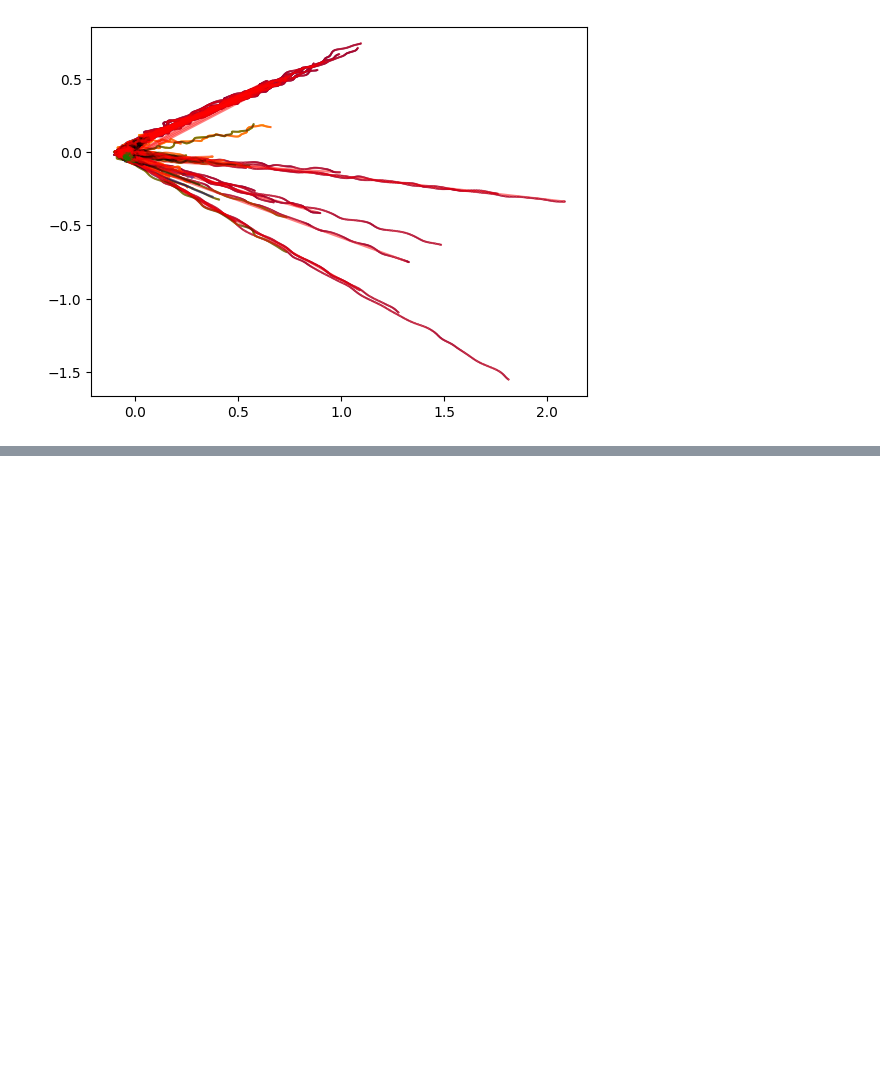
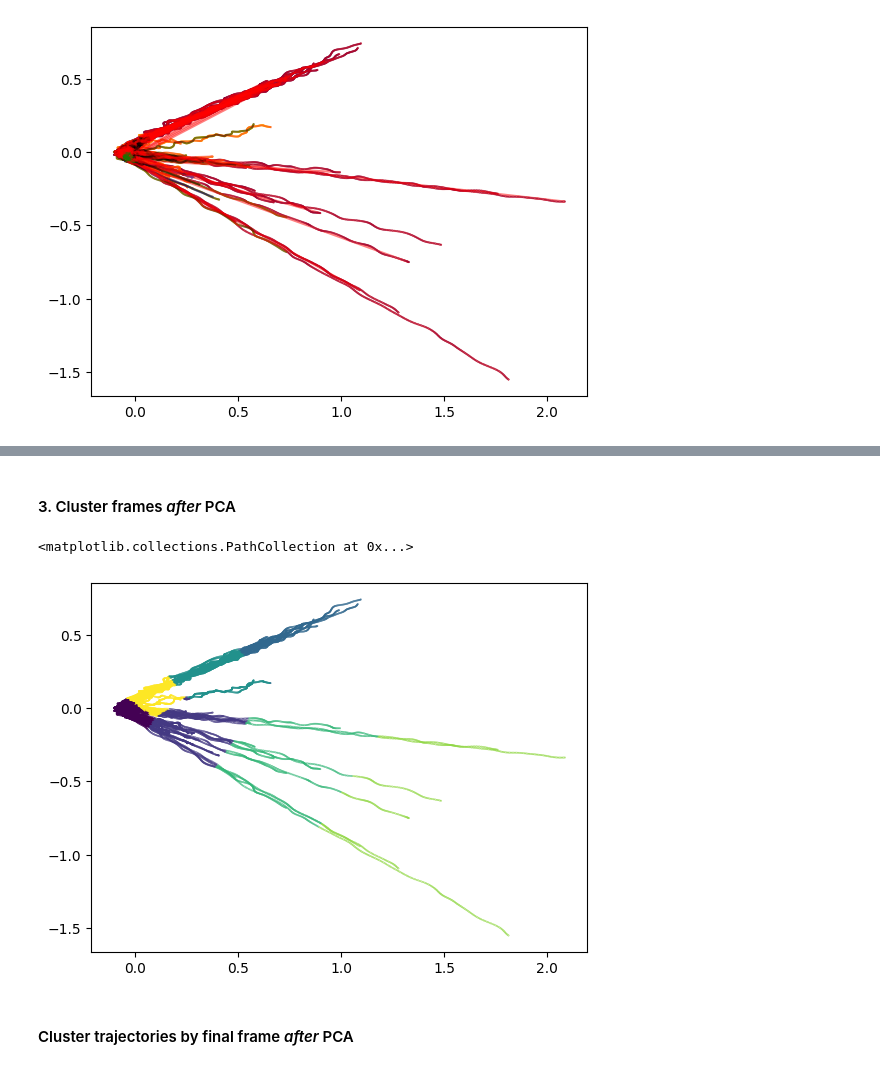
Before and after one commit to SHNITSEL/shnitsel-tools, a Jupyter notebook: tutorials/16_multiple_molecules.ipynb, the cells around one changed output, grey strips where cells are left out. Saved outputs shown, nothing was run; the diff lists cells and outputs as text; code cells hidden in the pictures; blank space fills up the shorter version.

```diff
--- a/tutorials/16_multiple_molecules.ipynb
+++ b/tutorials/16_multiple_molecules.ipynb
@@ -165,0 +337,12 @@ for _, traj in pca.groupby('trajid'):
+# %% [markdown]
+#### 3. Cluster frames _after_ PCA
+# %%
+kmc = KMeans(n_clusters=7)
+res_kmc = kmc.fit(pca).predict(pca)
+res_kmc
+plt.scatter(pca[:, 0], pca[:, 1], c=res_kmc, s=0.1)
+# %% [output]
+<matplotlib.collections.PathCollection at 0x...>
+[figure, added]
+# %% [markdown]
+#### Cluster trajectories by final frame _after_ PCA
```
Also changed, not shown: parts of 20 cells of this notebook.
